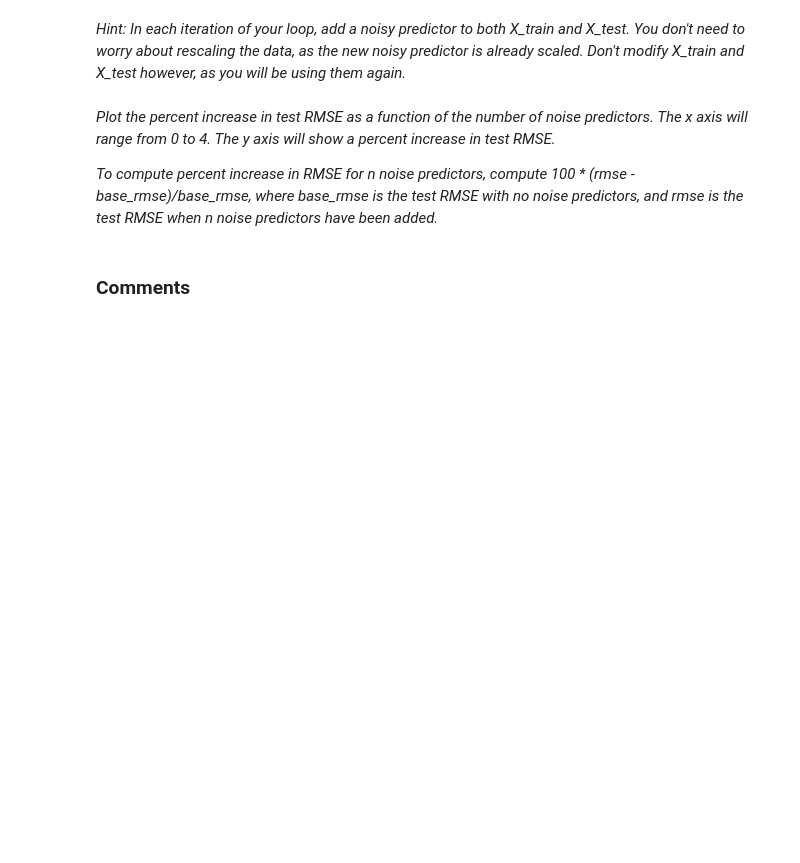
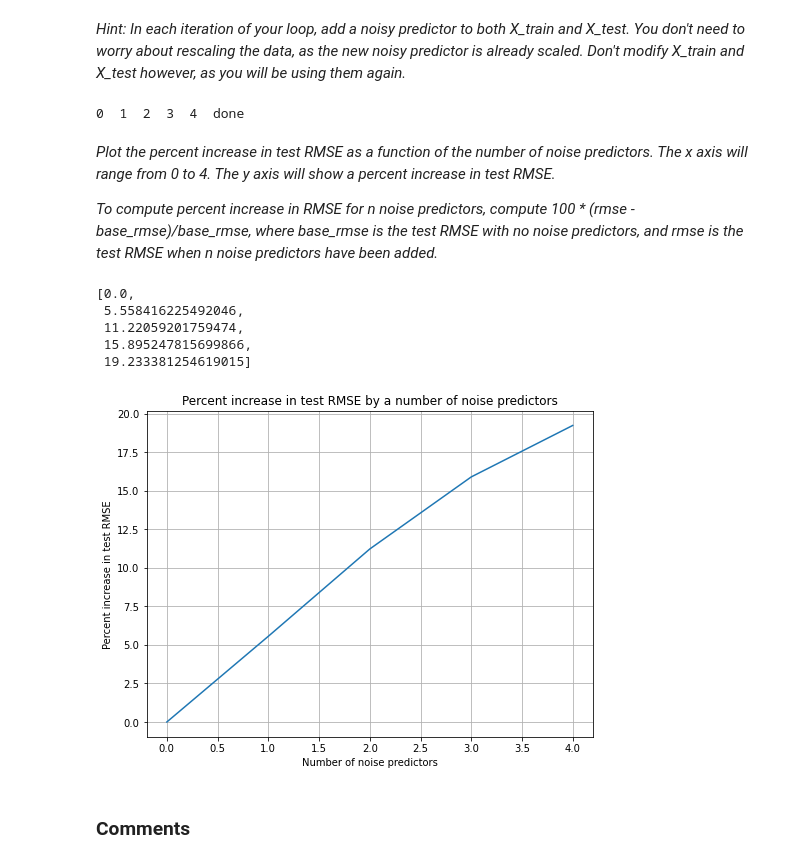
Before and after one commit to raymondshum/CST383, a Jupyter notebook: Assignments/HW6/knn_experiments_housing_student.ipynb, the cells around one changed output. Saved outputs shown, nothing was run; the diff lists cells and outputs as text; code cells hidden in the pictures; blank space fills up the shorter version.

```diff
--- a/Assignments/HW6/knn_experiments_housing_student.ipynb
+++ b/Assignments/HW6/knn_experiments_housing_student.ipynb
@@ -245,3 +281,21 @@ _Hint: In each iteration of your loop, add a noisy predictor to both X_train and
+# %%
+X_te = X_test.copy()
+X_tr = X_train.copy()
+k = 10
+test_rmse = []
+train_rmse = []
+
+for i in range(5):
+    print(i, ' ', end='')
+    regr = KNeighborsRegressor(n_neighbors=k, algorithm="brute", p=2)
+    rmse_tr, rmse_te = get_train_test_rmse(regr, X_tr, X_te, y_train, y_test)
+    train_rmse.append(rmse_tr)
+    test_rmse.append(rmse_te)
+    X_te = add_noise_predictor(X_te)
+    X_tr = add_noise_predictor(X_tr)
+print("done")
+# %% [output]
+0  1  2  3  4  done
 # %% [markdown]
 _Plot the percent increase in test RMSE as a function of the number of noise predictors.  The x axis will range from 0 to 4.  The y axis will show a percent increase in test RMSE._
 
@@ -251,3 +303,21 @@ _To compute percent increase in RMSE for n noise predictors, compute 100 * (rmse
+# %%
+percent_increase = []
+for i in test_rmse:
+    percent_increase.append(100 * (i - test_rmse[0]) / test_rmse[0])
+
+plt.plot(range(5), percent_increase)
+plt.grid(visible=True)
+plt.title("Percent increase in test RMSE by a number of noise predictors")
+plt.ylabel("Percent increase in test RMSE")
+plt.xlabel("Number of noise predictors")
+percent_increase
+# %% [output]
+[0.0,
+ 5.558416225492046,
+ 11.22059201759474,
+ 15.895247815699866,
+ 19.233381254619015]
+[figure, added]
 # %% [markdown]
 ### Comments
 # %% [markdown]
```
Also changed, not shown: parts of 44 cells of this notebook.
